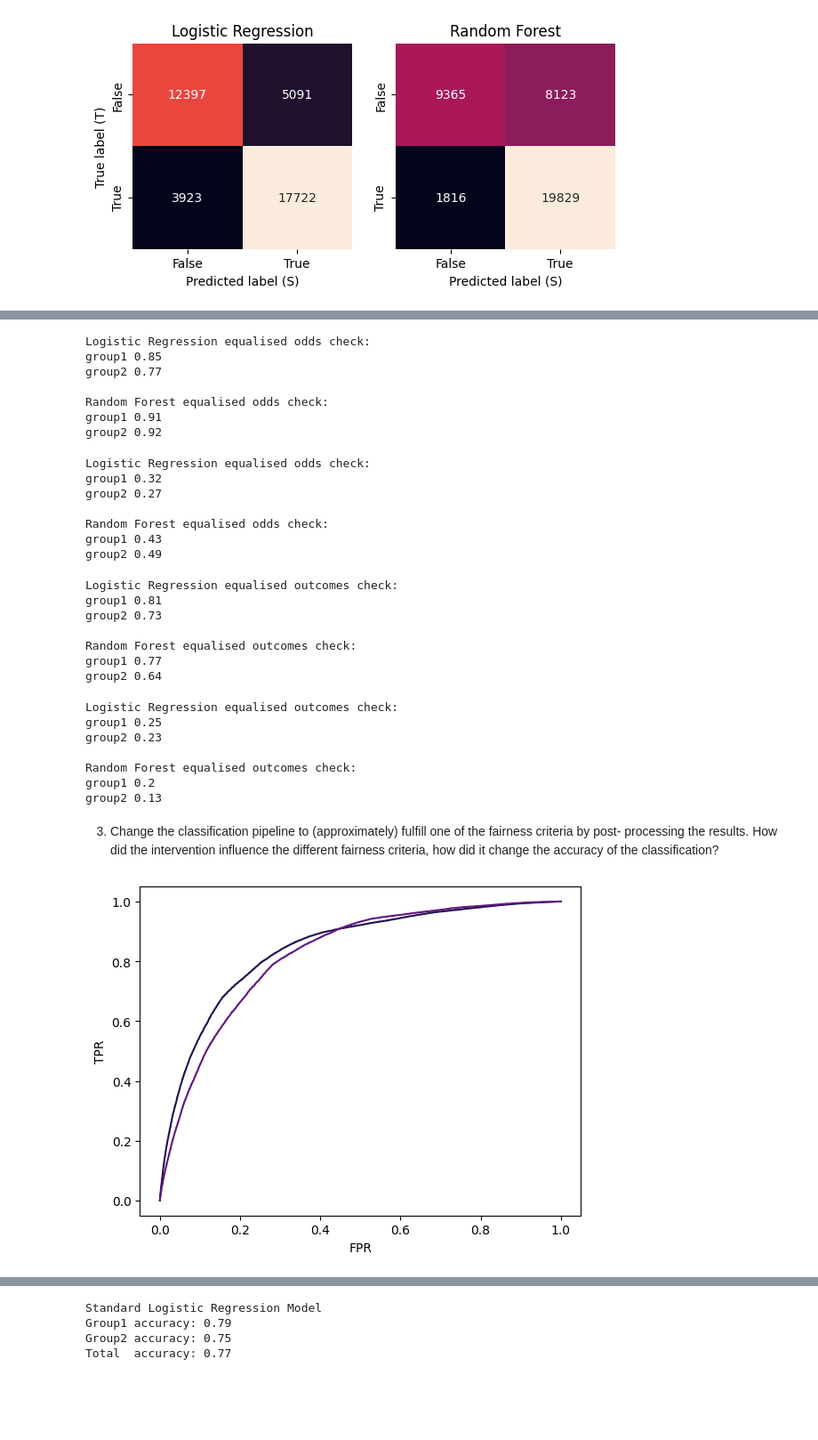
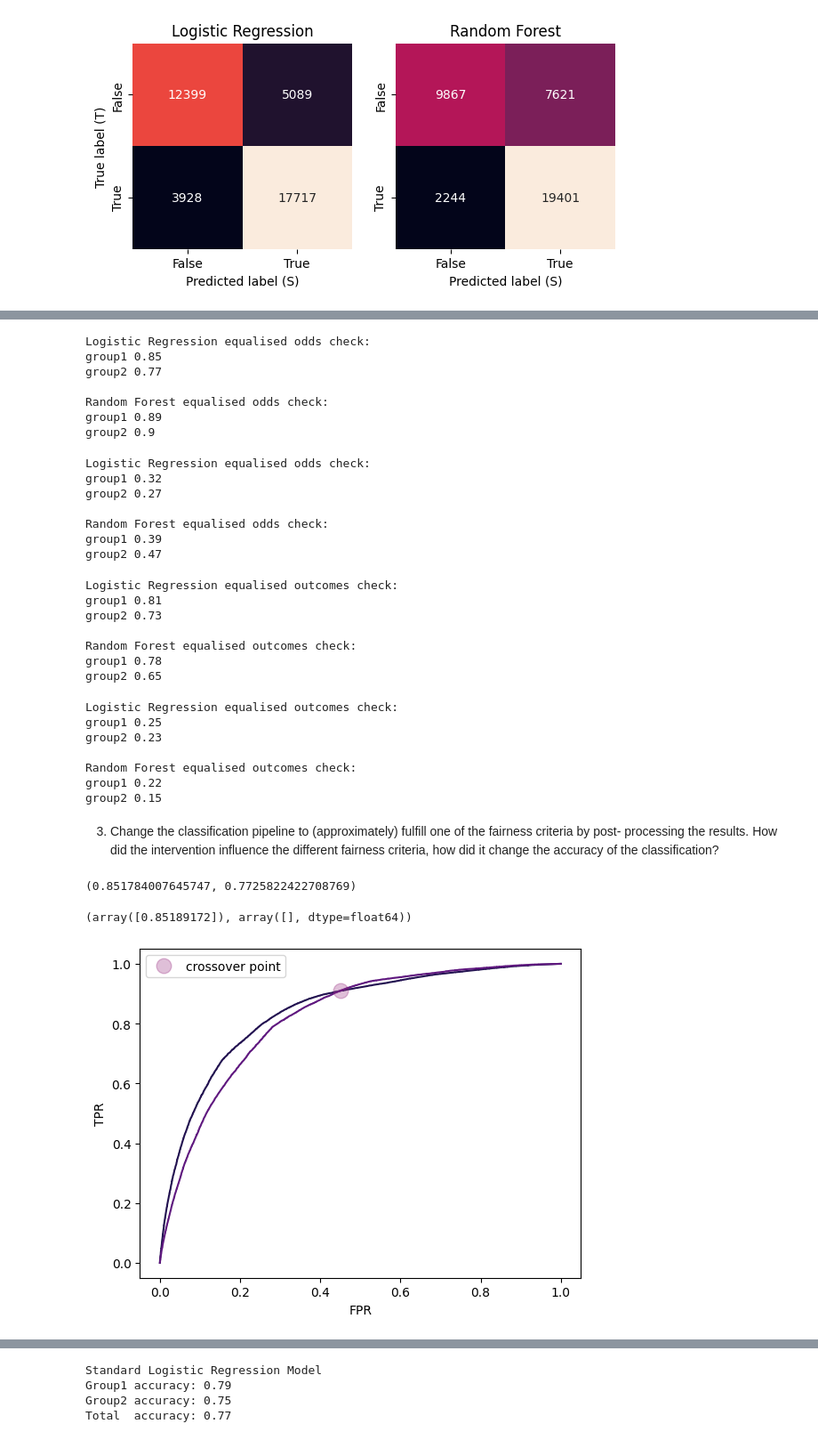
Before and after one commit to Xannadoo/Algorithmic_Fairness_Mandatories, a Jupyter notebook: Mandatory_1/afae24-assignment_sanna.ipynb, the cells around one changed output, grey strips where cells are left out. Shown at 89% size. Cells and saved outputs as stored; diff of their text form; code cells hidden in the pictures; blank space fills up the shorter version.

```diff
--- a/Mandatory_1/afae24-assignment_sanna.ipynb
+++ b/Mandatory_1/afae24-assignment_sanna.ipynb
@@ -47,8 +47,8 @@ def data_processing(data, features, target_name:str, threshold: float = 35000):
     df = df[features + ["target", target_name]] ##we want to keep df before one_hot encoding to make Bias Analysis
     df_processed = df[features].copy()
     cols = [ "HINS1", "HINS2", "HINS4", "CIT", "COW", "SCHL", "MAR", "SEX", "RAC1P"]
-    df_processed = pd.get_dummies(df_processed, prefix=None, prefix_sep='_', dummy_na=False, columns=cols, drop_first=True)
-    df_processed = pd.get_dummies(df_processed, prefix=None, prefix_sep='_', dummy_na=True, columns=["ENG"], drop_first=True)
+    df_processed = pd.get_dummies(df_processed, prefix=None, prefix_sep='_', dummy_na=False, columns=cols)#, drop_first=True)
+    df_processed = pd.get_dummies(df_processed, prefix=None, prefix_sep='_', dummy_na=True, columns=["ENG"])#, drop_first=True)
     return df_processed, df, target, sex
 
 data, data_original, target, group = data_processing(acs_data, feature_names, target_name)
@@ -302,8 +302,8 @@ group1 0.85
 group2 0.77
 
 Random Forest equalised odds check:
-group1 0.91
-group2 0.92
+group1 0.89
+group2 0.9
 # %%
 ## Target == False
 
@@ -321,8 +321,8 @@ group1 0.32
 group2 0.27
 
 Random Forest equalised odds check:
-group1 0.43
-group2 0.49
+group1 0.39
+group2 0.47
 # %%
 ## Selected == True
 
@@ -340,8 +340,8 @@ group1 0.81
 group2 0.73
 
 Random Forest equalised outcomes check:
-group1 0.77
-group2 0.64
+group1 0.78
+group2 0.65
 # %%
 ## Selected == False
 
@@ -359,27 +359,46 @@ group1 0.25
 group2 0.23
 
 Random Forest equalised outcomes check:
-group1 0.2
-group2 0.13
+group1 0.22
+group2 0.15
 # %% [markdown]
 3. Change the classification pipeline to (approximately) fulfill one of the fairness criteria by post-
 processing the results. How did the intervention influence the different fairness criteria, how
 did it change the accuracy of the classification?
+# %%
+#TPR using method shown in class, used as a sanity check in a moment
+yhat = LRclf.predict(X_test)
+group0_tpr = np.mean(yhat[(y_test==1)&(group_test==1)])
+group1_tpr = np.mean(yhat[(y_test==1)&(group_test==2)])
+
+group0_tpr, group1_tpr
+# %% [output]
+(0.851784007645747, 0.7725822422708769)
 # %%
 y_true_1 = y_train[group_train==1]
 scores_1 = LRclf.predict_proba(X_train[group_train==1])[:,1]
 
 fpr_1, tpr_1, thresholds_1 = roc_curve(y_true_1, scores_1, pos_label=True)
 
 y_true_2 = y_train[group_train==2]
 scores_2 = LRclf.predict_proba(X_train[group_train==2])[:,1]
 
 fpr_2, tpr_2, thresholds_2 = roc_curve(y_true_2, scores_2, pos_label=True)
 
 plt.plot(fpr_1, tpr_1)
 plt.plot(fpr_2, tpr_2)
+
+plt.plot(0.45, 0.91, ms=12,
+        marker='o', alpha=0.3,
+        label='crossover point', ls='')
+
 plt.xlabel('FPR')
-plt.ylabel('TPR');
+plt.ylabel('TPR')
+plt.legend();
+
+##Sanity check to make sure this is close enough to the tpr calc'd using method from class
+tpr_1[(0.49999<thresholds_1)&(thresholds_1<0.50001)], tpr_2[(0.49999<thresholds_2)&(thresholds_2<0.50001)]
 # %% [output]
+(array([0.85189172]), array([], dtype=float64))
-[figure, old version]
+[figure, new version]
 # %%
```
Also changed, not shown: parts of 13 cells of this notebook.
